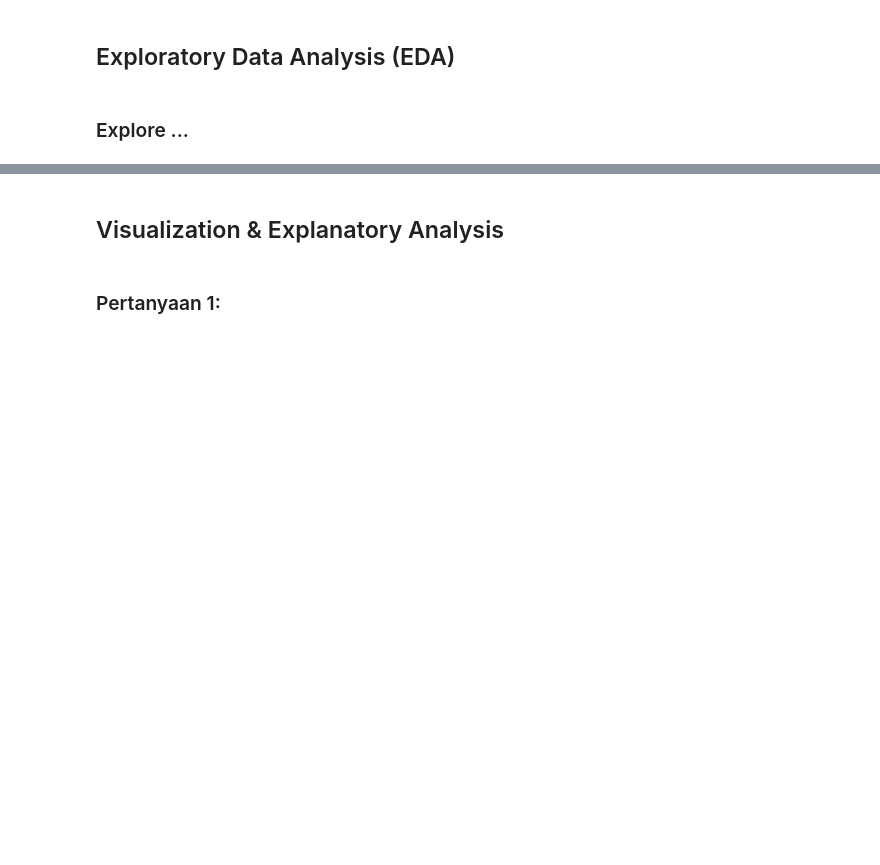
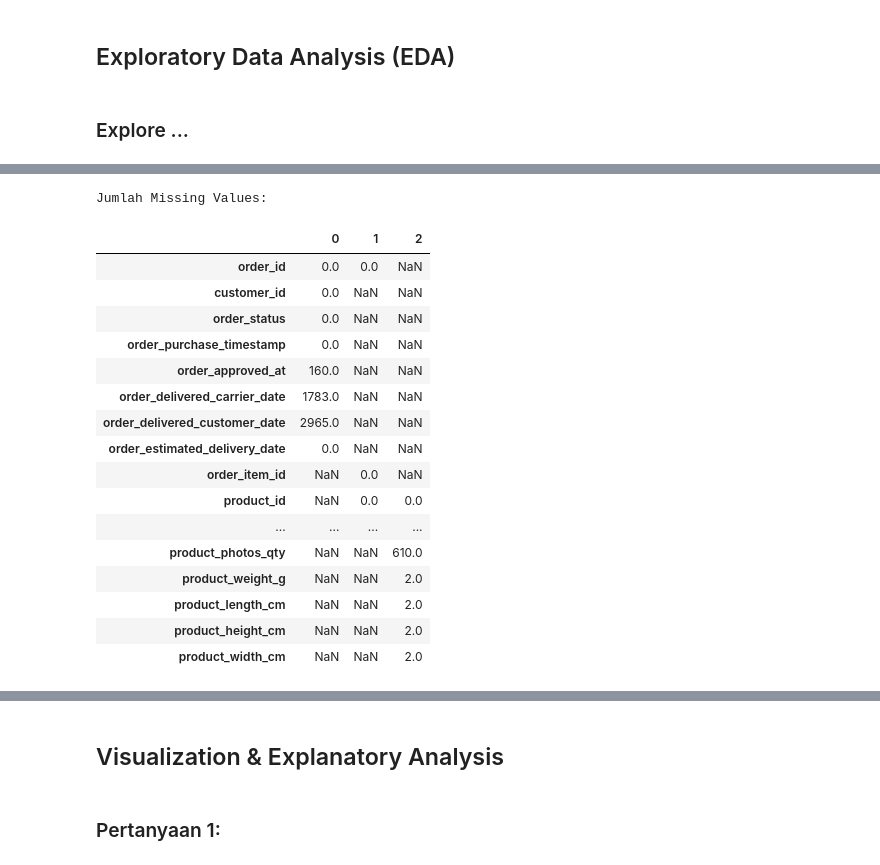
Before and after one commit to dimas-k/latihan-visualisasi-data, a Jupyter notebook: notebook.ipynb, the cells around one changed output, grey strips where cells are left out. Drawn from its saved outputs; the diff is of its cells as text; code cells hidden in the pictures; blank space fills up the shorter version.

```diff
--- a/notebook.ipynb
+++ b/notebook.ipynb
@@ -78,0 +71,15 @@ Jumlah duplikasi: 0
+# %%
+products_df = pd.read_csv(product_path)
+order_items_df = pd.read_csv(order_items_path)
+orders_df = pd.read_csv(orders_path)
+
+def check_data(df, name):
+    print(f"\n=== {name} Dataset ===")
+    print(f"Total Data: {df.shape[0]} baris, {df.shape[1]} kolom")
+    print("\nMissing Values:")
+    print(df.isnull().sum())
+    print(f"\nTotal Missing Values: {df.isnull().sum().sum()}")
+    print(f"\nDuplicated Rows: {df.duplicated().sum()}")
+    print("\nData Types:")
+    print(df.dtypes.value_counts())
+    print("=" * 50)
@@ -191,0 +236,28 @@ max                  76.00                     3992.00               20.00
+# %%
+pd.set_option('display.max_rows', None)
+pd.set_option('display.max_columns', None)
+pd.set_option('display.width', None)
+pd.set_option('display.max_colwidth', None)
+
+# Menampilkan jumlah missing values
+print("\nJumlah Missing Values:")
+display(pd.concat([orders_df.isnull().sum(), order_items_df.isnull().sum(), products_df.isnull().sum()], axis=1))
+# %% [output]
+Jumlah Missing Values:
+|  | 0 | 1 | 2 |
+| order_id | 0.0 | 0.0 | NaN |
+| customer_id | 0.0 | NaN | NaN |
+| order_status | 0.0 | NaN | NaN |
+| order_purchase_timestamp | 0.0 | NaN | NaN |
+| order_approved_at | 160.0 | NaN | NaN |
+| order_delivered_carrier_date | 1783.0 | NaN | NaN |
+| order_delivered_customer_date | 2965.0 | NaN | NaN |
+| order_estimated_delivery_date | 0.0 | NaN | NaN |
+| order_item_id | NaN | 0.0 | NaN |
+| product_id | NaN | 0.0 | 0.0 |
+| ... | ... | ... | ... |
+| product_photos_qty | NaN | NaN | 610.0 |
+| product_weight_g | NaN | NaN | 2.0 |
+| product_length_cm | NaN | NaN | 2.0 |
+| product_height_cm | NaN | NaN | 2.0 |
+| product_width_cm | NaN | NaN | 2.0 |
```
Also changed, not shown: parts of 33 cells of this notebook, 6 other files.
